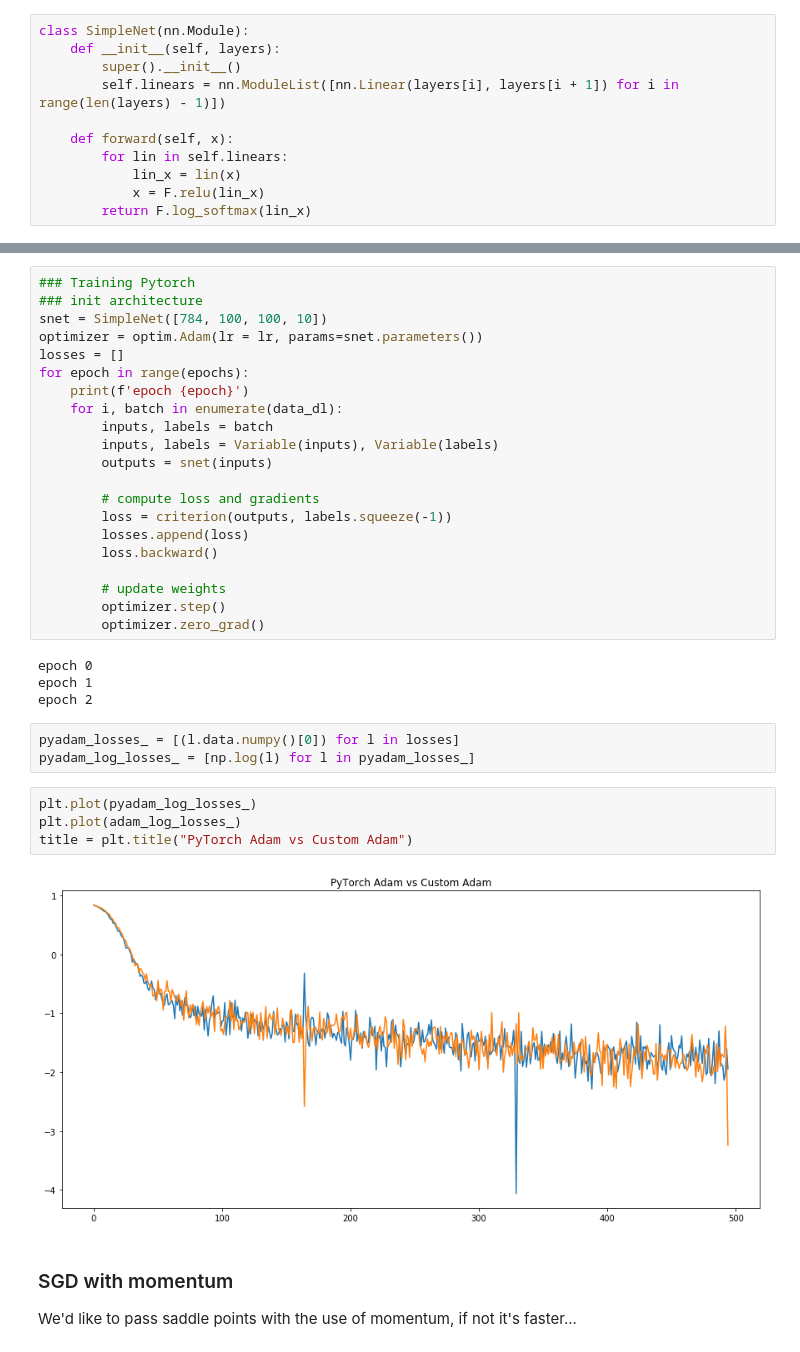
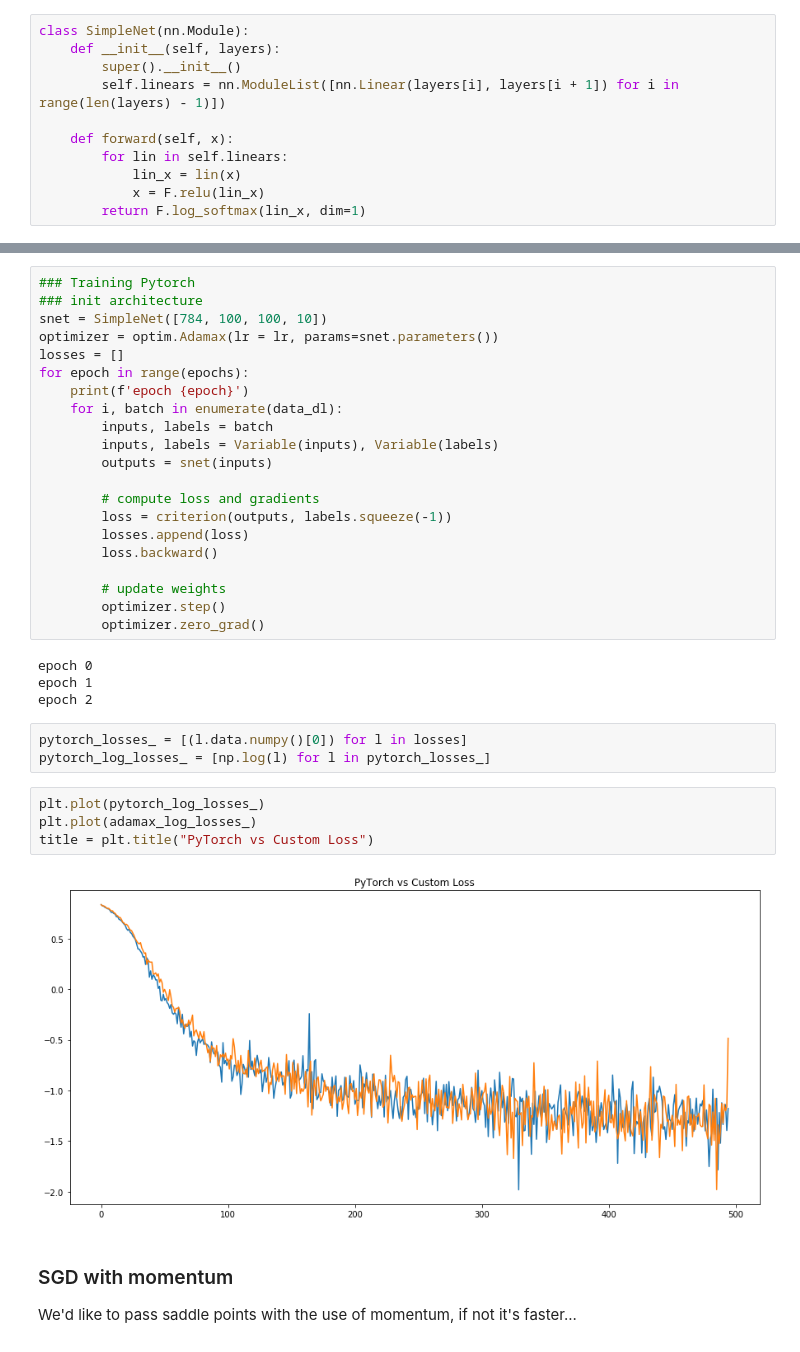
Before and after one commit to KeremTurgutlu/deeplearning, a Jupyter notebook: Exploring Optimizers.ipynb, the cells around one changed output, grey strips where cells are left out. Cells and saved outputs as stored; diff of their text form.

Commit message:
pytorch 0.3+ Adamax

```diff
--- a/Exploring Optimizers.ipynb
+++ b/Exploring Optimizers.ipynb
@@ -49,7 +50,7 @@ class SimpleNet(nn.Module):
         for lin in self.linears:
             lin_x = lin(x)
             x = F.relu(lin_x)
-        return F.log_softmax(lin_x)
+        return F.log_softmax(lin_x, dim=1)
 # %%
 # Create dataset
 mnist = MNIST(data)
@@ -122,7 +123,7 @@ Here you can test various optimizers by simply changing optim.(__optimizer__ ).
 ### Training Pytorch
 ### init architecture
 snet = SimpleNet([784, 100, 100, 10])
-optimizer = optim.Adam(lr = lr, params=snet.parameters())
+optimizer = optim.Adamax(lr = lr, params=snet.parameters())
 losses = []
 for epoch in range(epochs):
     print(f'epoch {epoch}')
@@ -144,14 +145,14 @@ epoch 0
 epoch 1
 epoch 2
 # %%
-pyadam_losses_ = [(l.data.numpy()[0]) for l in losses]
-pyadam_log_losses_ = [np.log(l) for l in pyadam_losses_]
+pytorch_losses_ = [(l.data.numpy()[0]) for l in losses]
+pytorch_log_losses_ = [np.log(l) for l in pytorch_losses_]
 # %%
-plt.plot(pyadam_log_losses_)
-plt.plot(adam_log_losses_)
-title = plt.title("PyTorch Adam vs Custom Adam")
+plt.plot(pytorch_log_losses_)
+plt.plot(adamax_log_losses_)
+title = plt.title("PyTorch vs Custom Loss")
 # %% [output]
-[figure, old version]
+[figure, new version]
 # %% [markdown]
 ### SGD with momentum
 
```
Also changed, not shown: parts of 17 cells of this notebook.
